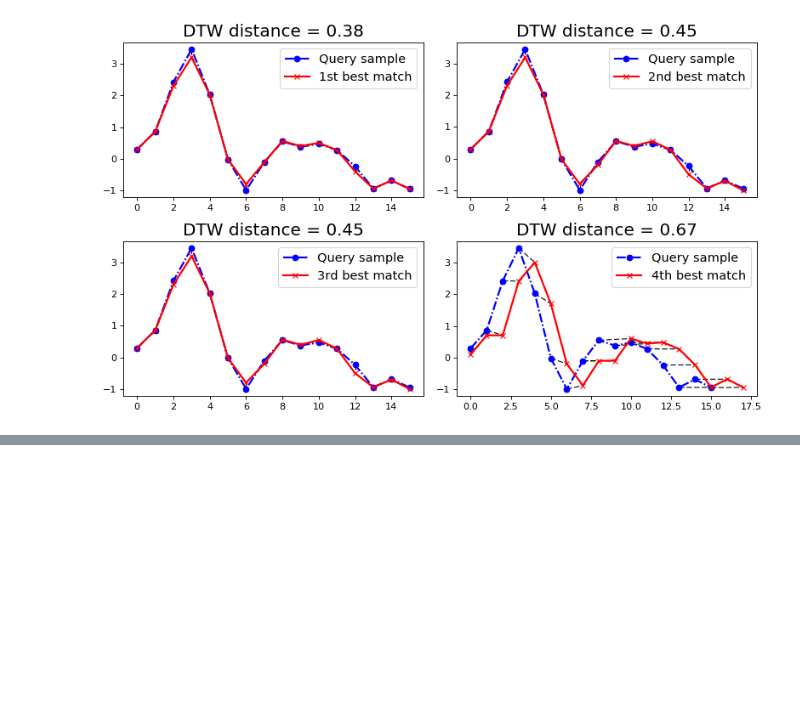
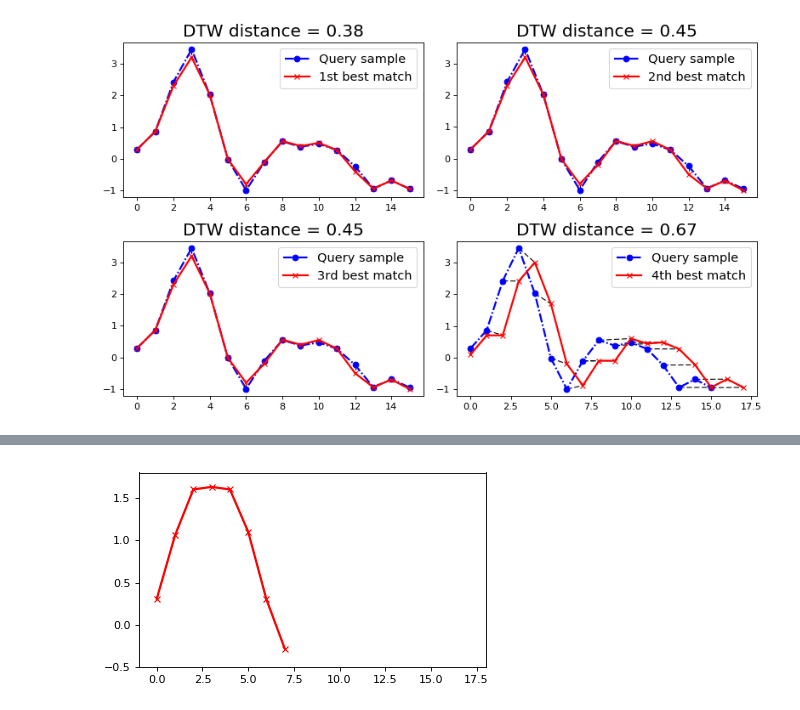
Before and after one commit to ctring/genex, a Jupyter notebook: scripts/miscellaneous/dtw_plotter.ipynb, the cells around one changed output, grey strips where cells are left out. Cells and saved outputs as stored; diff of their text form; code cells hidden in the pictures; blank space fills up the shorter version.

```diff
--- a/scripts/miscellaneous/dtw_plotter.ipynb
+++ b/scripts/miscellaneous/dtw_plotter.ipynb
@@ -94,0 +107,14 @@ distance: 0.670684504219
+# %%
+plt.figure(num=None, figsize=(5, 3), dpi=80, facecolor='w', edgecolor='k')
+
+b = [0.31, 1.06, 1.60, 1.63, 1.60, 1.1, 0.3, -0.28]
+
+plt.plot(b, color='r', linewidth=2, marker='x')
+plt.tight_layout()
+plt.xlim(-1.0, 18)
+plt.ylim(-0.5, 1.8)
+plt.savefig('data_1_1.png', dpi=200)
+
+plt.show()
+# %% [output]
+[figure, added]
```
Also changed, not shown: parts of 7 cells of this notebook, 1 other file.
